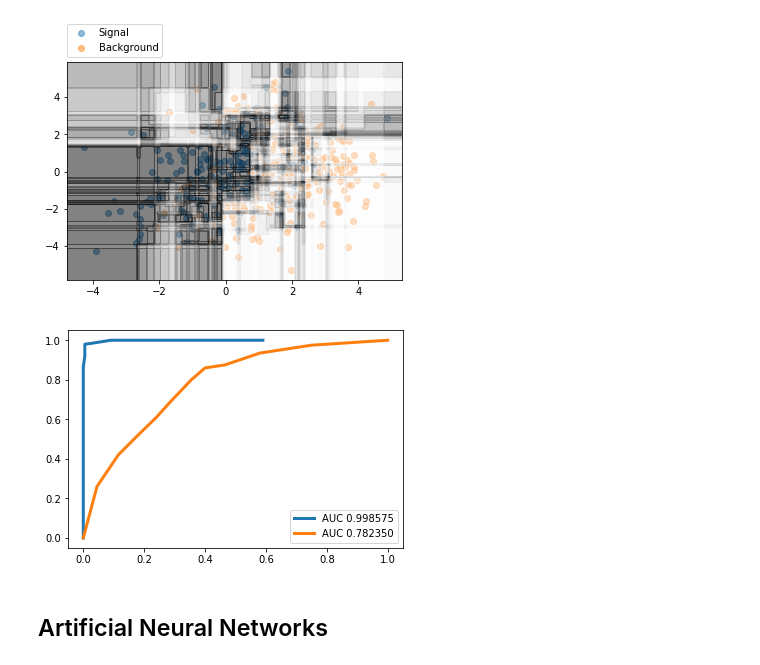
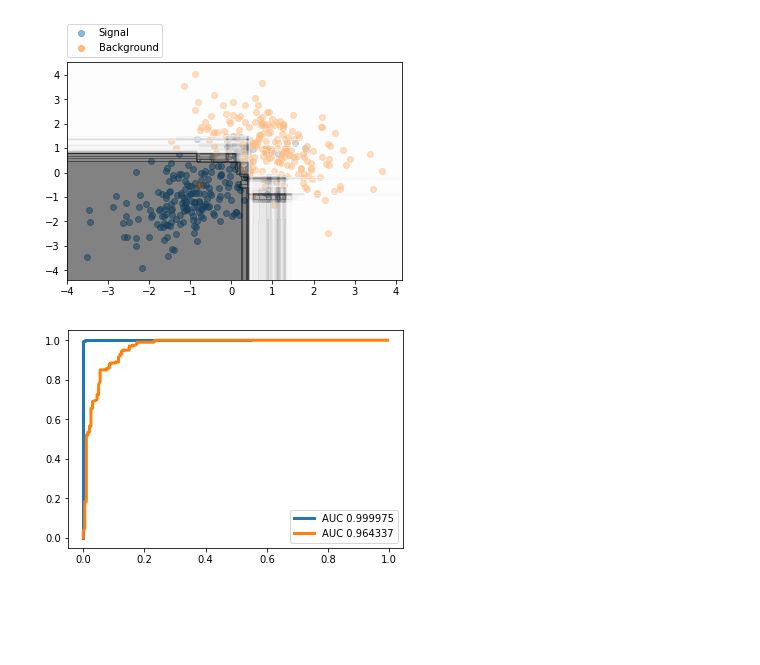
Before and after one commit to thomaskeck/MultivariateClassificationLecture, a Jupyter notebook: exercises/1_basic.ipynb, the cells around one changed output. Drawn from its saved outputs; the diff is of its cells as text; code cells hidden in the pictures; blank space fills up the shorter version.

```diff
--- a/exercises/1_basic.ipynb
+++ b/exercises/1_basic.ipynb
@@ -58,7 +83,7 @@ def get_problem_2():
     return signal, bckgrd
 
 def get_data():
-    X = np.vstack(get_problem_2())
+    X = np.vstack(get_problem_1())
     y = np.hstack([np.ones(N), np.zeros(N)])
     return X, y
 
@@ -95,12 +163,10 @@ plot_roc(*get_data(), dt)
 # %%
 import sklearn.ensemble
-rf = sklearn.ensemble.RandomForestClassifier()
+rf = sklearn.ensemble.GradientBoostingClassifier()
 rf.fit(X, y)
 plot_data(X, y, rf)
 plot_roc(X, y, rf, show=False)
 plot_roc(*get_data(), rf)
 # %% [output]
-[figure, old version]
+[figure, new version]
-[figure, old version]
+[figure, new version]
-# %% [markdown]
-## Artificial Neural Networks
```
Also changed, not shown: parts of 20 cells of this notebook, 2 other files.
